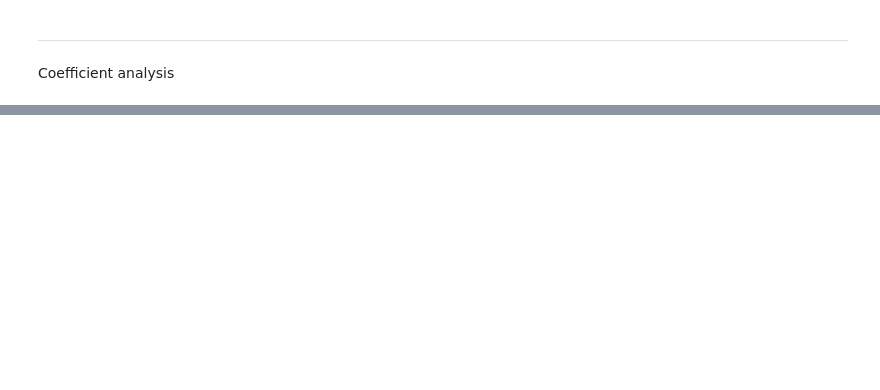
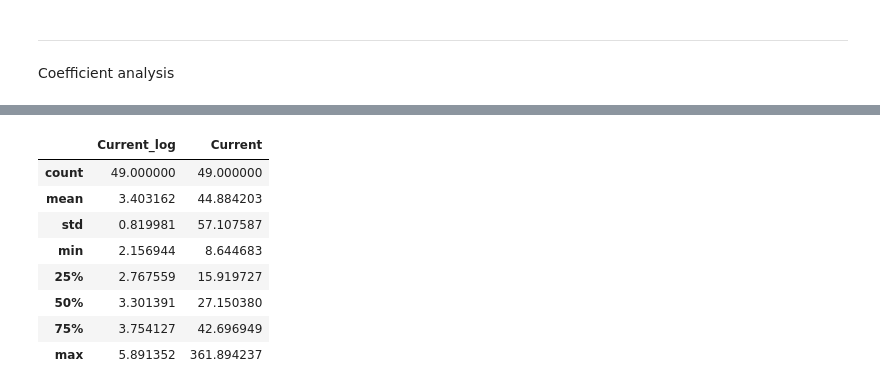
Before and after one commit to Nathan-Oyama-Personal/berkeley-ai, a Jupyter notebook: module20/eda.ipynb, the cells around one changed output, grey strips where cells are left out. Cells and saved outputs as stored; diff of their text form; code cells hidden in the pictures; blank space fills up the shorter version.

```diff
--- a/module20/eda.ipynb
+++ b/module20/eda.ipynb
@@ -1187,0 +1159,12 @@ Permutation Importance from SVR():
+# %%
+df_pred[['Current_log','Current']].describe()
+# %% [output]
+|  | Current_log | Current |
+| count | 49.000000 | 49.000000 |
+| mean | 3.403162 | 44.884203 |
+| std | 0.819981 | 57.107587 |
+| min | 2.156944 | 8.644683 |
+| 25% | 2.767559 | 15.919727 |
+| 50% | 3.301391 | 27.150380 |
+| 75% | 3.754127 | 42.696949 |
+| max | 5.891352 | 361.894237 |
```
Also changed, not shown: parts of 42 cells of this notebook.
